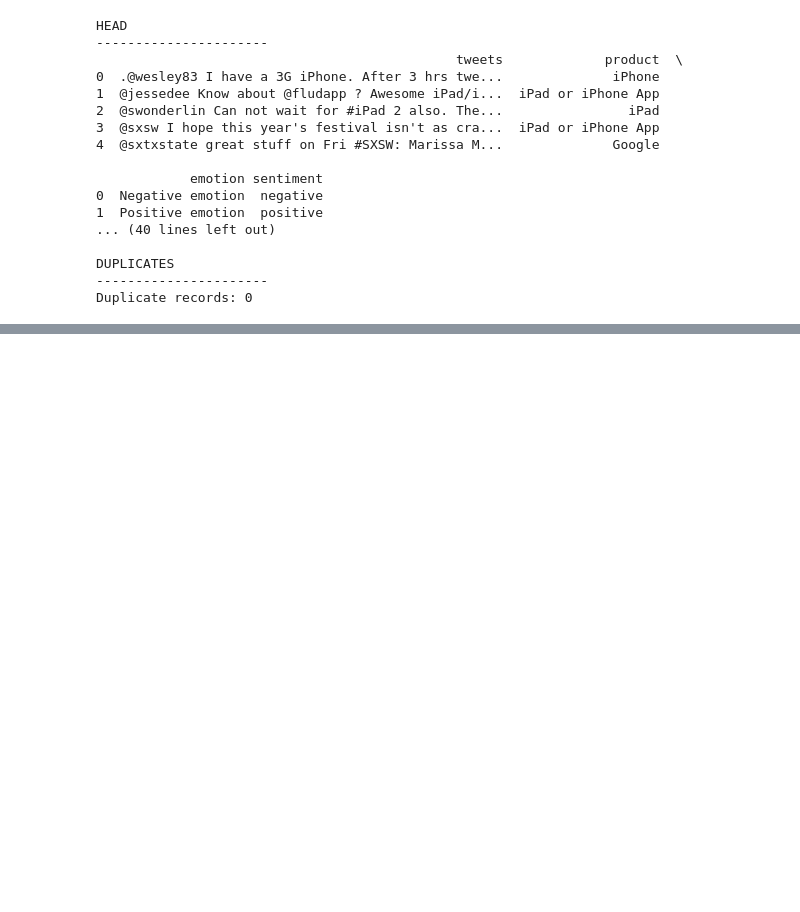
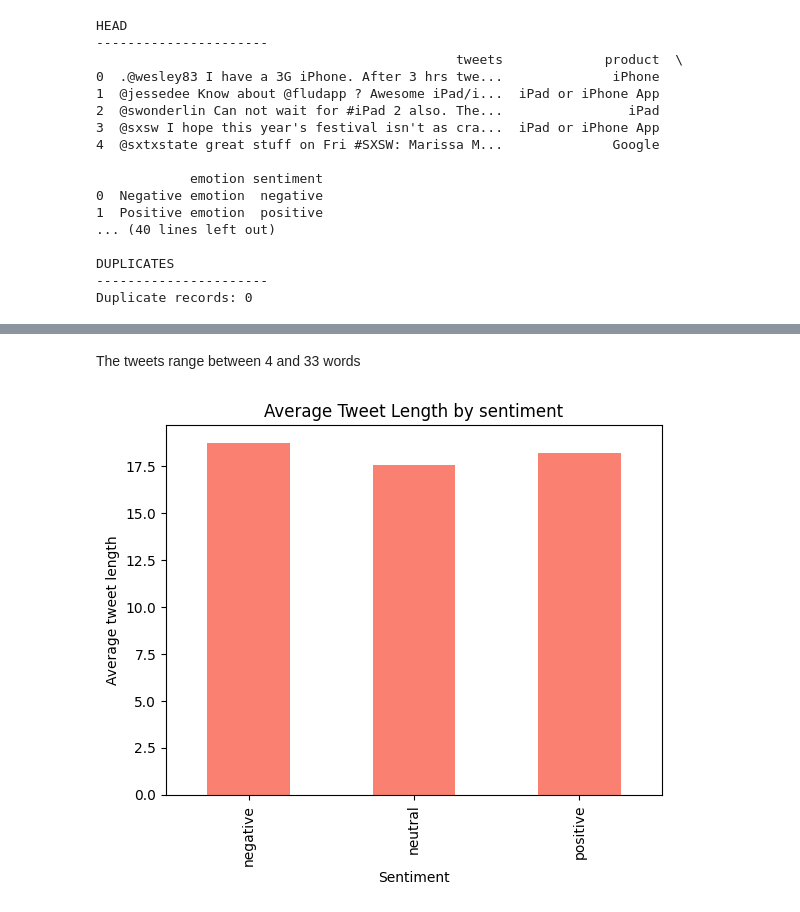
Before and after one commit to Kanyi254/sentiment-analysis, a Jupyter notebook: v_notebook.ipynb, the cells around one changed output, grey strips where cells are left out. Cells and saved outputs as stored; diff of their text form; code cells hidden in the pictures; blank space fills up the shorter version.

```diff
--- a/v_notebook.ipynb
+++ b/v_notebook.ipynb
@@ -258,0 +285,11 @@ Duplicate records: 0
+# %% [markdown]
+The tweets range between 4 and 33 words
+# %%
+#Class Distribution by tweet length
+df.groupby('sentiment')['tweet_length'].mean().plot(kind='bar', color= 'salmon')
+plt.title('Average Tweet Length by sentiment')
+plt.xlabel('Sentiment')
+plt.ylabel('Average tweet length')
+plt.show()
+# %% [output]
+[figure, added]
```
Also changed, not shown: parts of 11 cells of this notebook.
